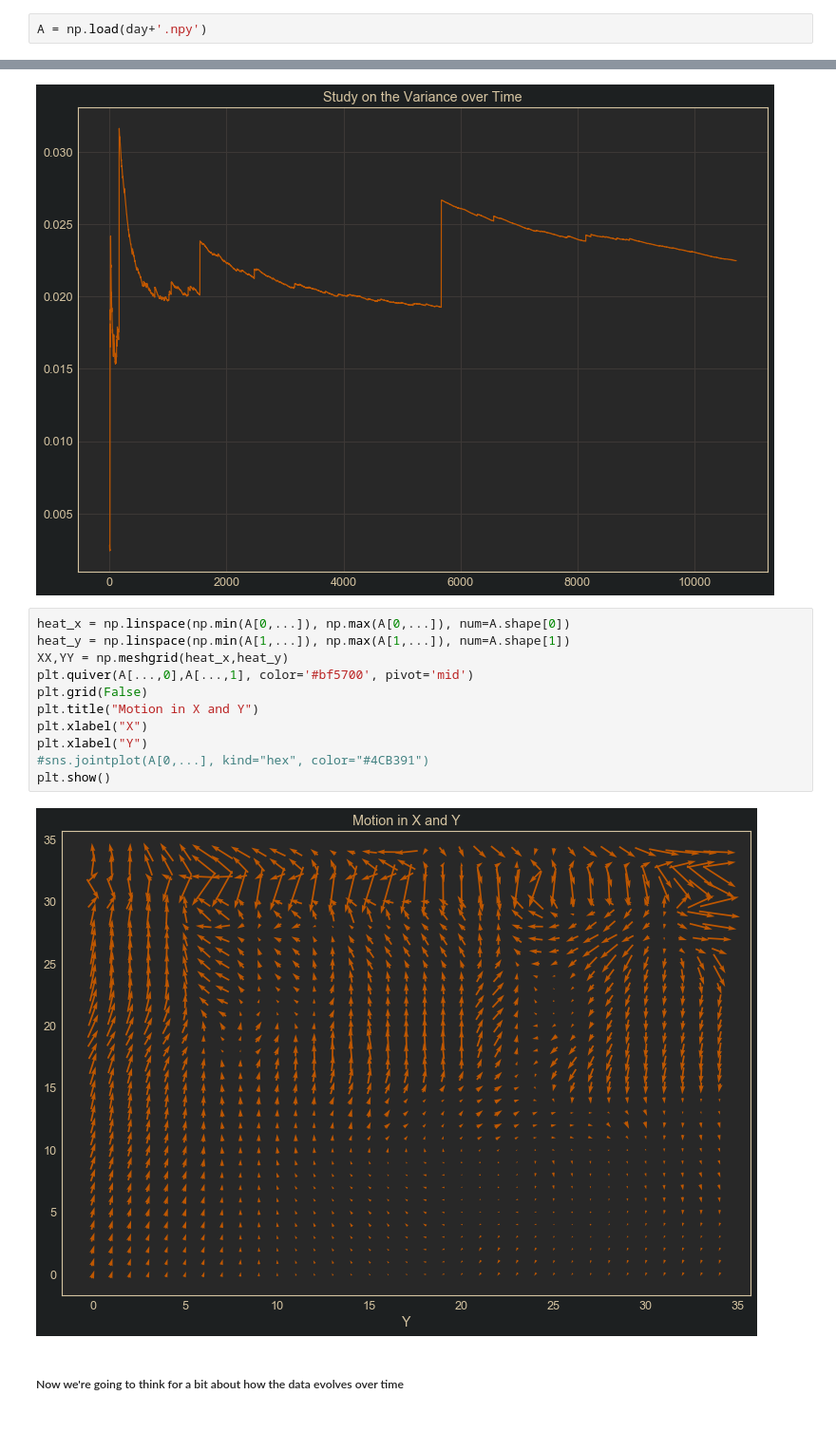
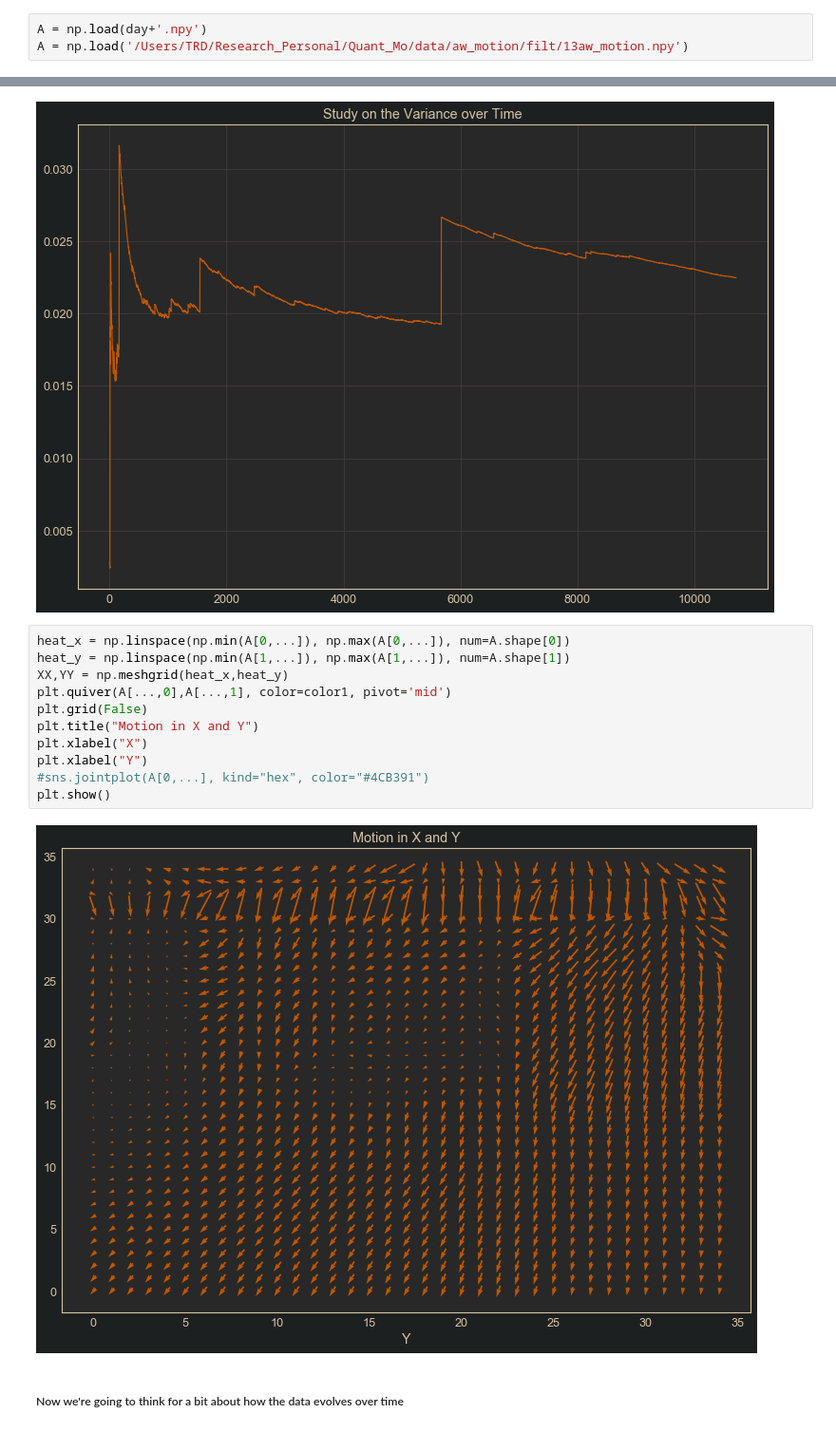
Before and after one commit to trdougherty/Quant_Mo, a Jupyter notebook: quomo_notebook.ipynb, the cells around one changed output, grey strips where cells are left out. Shown at 95% size. Cells and saved outputs as stored; diff of their text form.

```diff
--- a/quomo_notebook.ipynb
+++ b/quomo_notebook.ipynb
@@ -61,6 +63,7 @@ plt.rcParams['figure.figsize'] = [13, 9]
 -  normalization function
 # %%
 A = np.load(day+'.npy')
+A = np.load('/Users/TRD/Research_Personal/Quant_Mo/data/aw_motion/filt/13aw_motion.npy')
 # %%
 A = sp.edge(A, (0.2, 0.74))
 # %% [markdown]
@@ -151,16 +154,16 @@ plt.show()
 # %%
 heat_x = np.linspace(np.min(A[0,...]), np.max(A[0,...]), num=A.shape[0])
 heat_y = np.linspace(np.min(A[1,...]), np.max(A[1,...]), num=A.shape[1])
 XX,YY = np.meshgrid(heat_x,heat_y)
-plt.quiver(A[...,0],A[...,1], color='#bf5700', pivot='mid')
+plt.quiver(A[...,0],A[...,1], color=color1, pivot='mid')
 plt.grid(False)
 plt.title("Motion in X and Y")
 plt.xlabel("X")
 plt.xlabel("Y")
 #sns.jointplot(A[0,...], kind="hex", color="#4CB391")
 plt.show()
 # %% [output]
-[figure, old version]
+[figure, new version]
 # %% [markdown]
 ##### Now we're going to think for a bit about how the data evolves over time
 # %%
```
Also changed, not shown: parts of 8 cells of this notebook, 1 other file.
